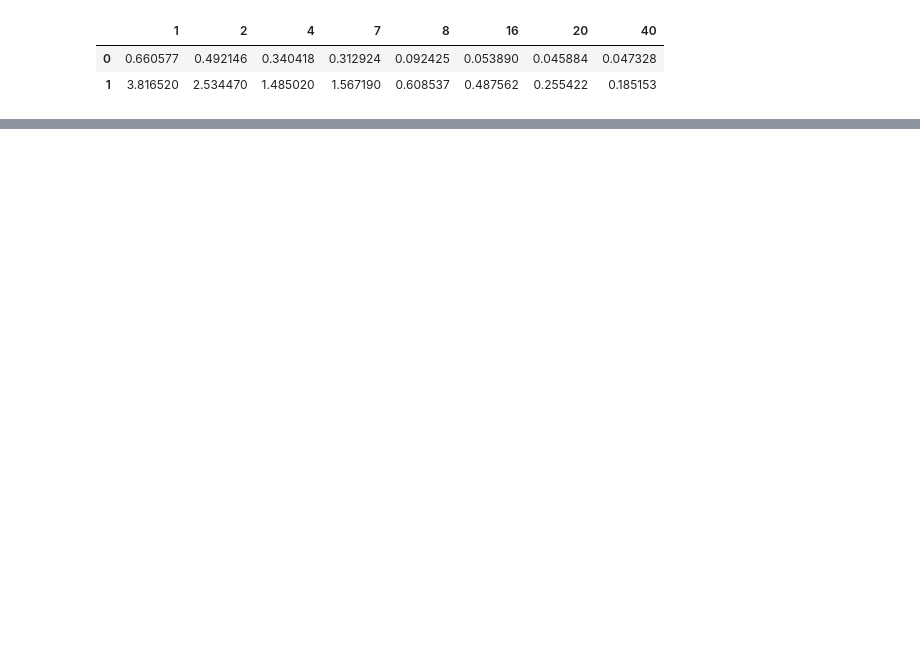
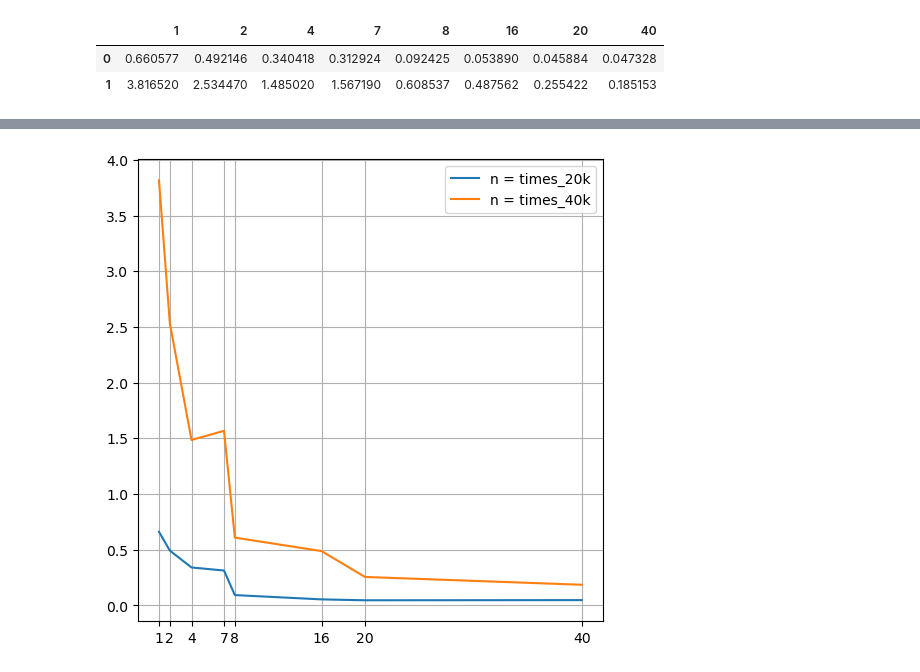
Before and after one commit to IlyaKarakulin/Parallelism, a Jupyter notebook: lab2/part1/drow_graphics.ipynb, the cells around one changed output, grey strips where cells are left out. Cells and saved outputs as stored; diff of their text form; code cells hidden in the pictures; blank space fills up the shorter version.

```diff
--- a/lab2/part1/drow_graphics.ipynb
+++ b/lab2/part1/drow_graphics.ipynb
@@ -29,0 +32,12 @@ plt.show()
+# %%
+
+plt.figure(figsize=(6, 6))
+plt.plot(count_thrd, val_list_20k, label='n = times_20k')
+plt.plot(count_thrd, val_list_40k, label='n = times_40k')
+plt.xticks(count_thrd)
+plt.grid(True)
+plt.legend()
+# plt.savefig(f'./times.png', dpi=300, bbox_inches='tight')
+plt.show()
+# %% [output]
+[figure, added]
```
Also changed, not shown: parts of 1 cell of this notebook, 37 other files.
